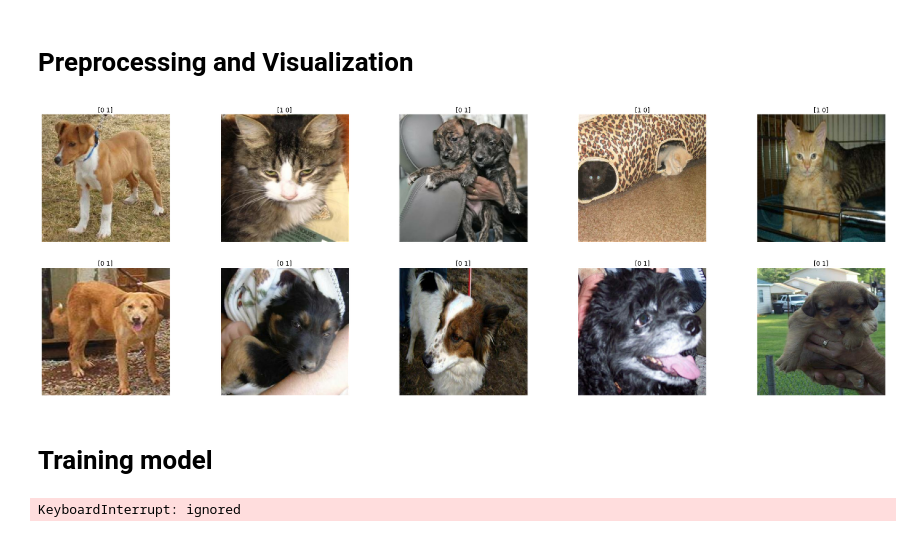
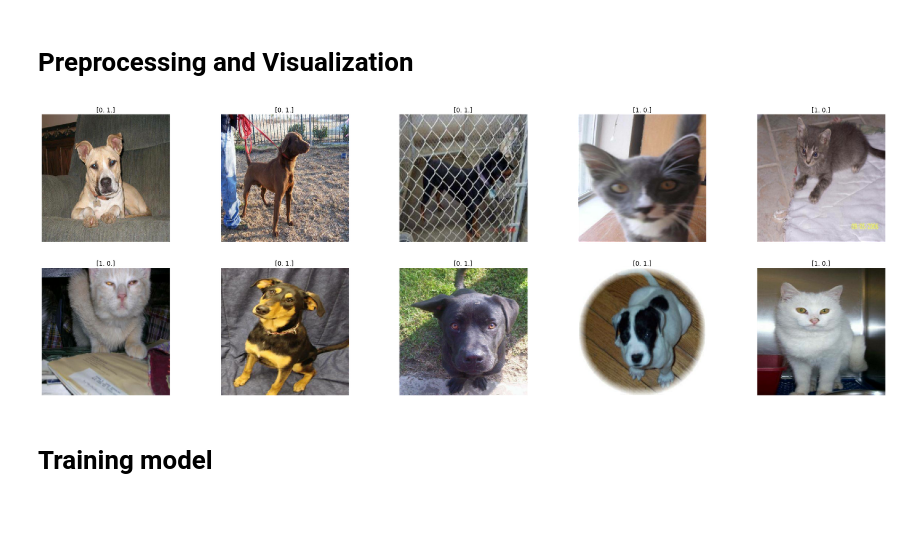
Before and after one commit to Utomi-Tom/Cat-and-Dog-Computer-vision-classification, a Jupyter notebook: Cat_and_Dog_Classification.ipynb, the cells around one changed output. Cells and saved outputs as stored; diff of their text form; code cells hidden in the pictures.

```diff
--- a/Cat_and_Dog_Classification.ipynb
+++ b/Cat_and_Dog_Classification.ipynb
@@ -30,6 +30,7 @@ Mounted at /content/drive
 # %%
 loc = "/content/drive/MyDrive/dog vs cat/dataset/training_set"
 # %%
-data = tf.keras.utils.image_dataset_from_directory(loc, label_mode="categorical", batch_size=10, image_size=(200, 200))
+data=tf.keras.utils.image_dataset_from_directory(loc, label_mode="categorical", batch_size=32, image_size=(200, 200),
+                                                    )
 # %% [output]
 Found 8000 files belonging to 2 classes.
@@ -65,13 +60,13 @@ data_raw.next()
 # %%
 plt.figure(figsize=(30, 10))
 for image, label in data.take(1):
   for i in range (10):
     plt.subplot(2,5, i+1)
     plt.imshow(image[i].numpy().astype("uint8"))
     plt.axis("off")
-    plt.title(label[i].numpy().astype("uint8", ))
+    plt.title(label[i].numpy())
 # %% [output]
-[figure, old version]
+[figure, new version]
 # %%
 # Having displayed the pictures I think I would have to adjust shapes of all images to standard at the top line 30
 # %% [markdown]
@@ -93,5 +93 @@ model.compile(optimizer=tf.keras.optimizers.Adam(),
               metrics = ["accuracy"])
-# %%
-history = model.fit(data)
-# %% [output]
-KeyboardInterrupt: ignored
```
Also changed, not shown: parts of 7 cells of this notebook.
